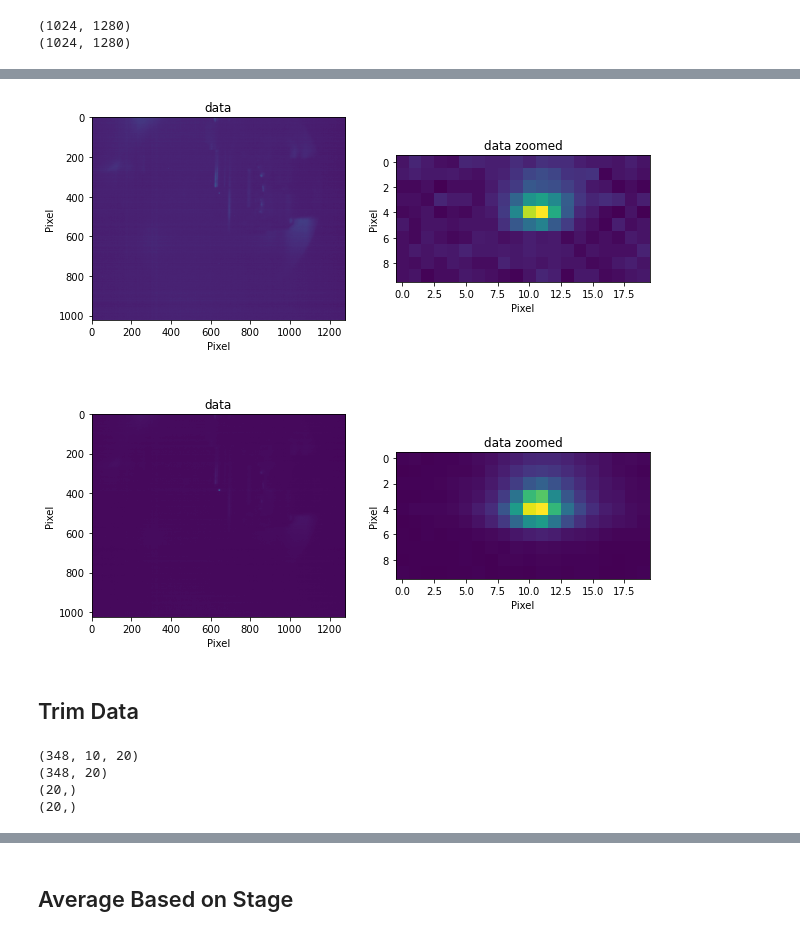
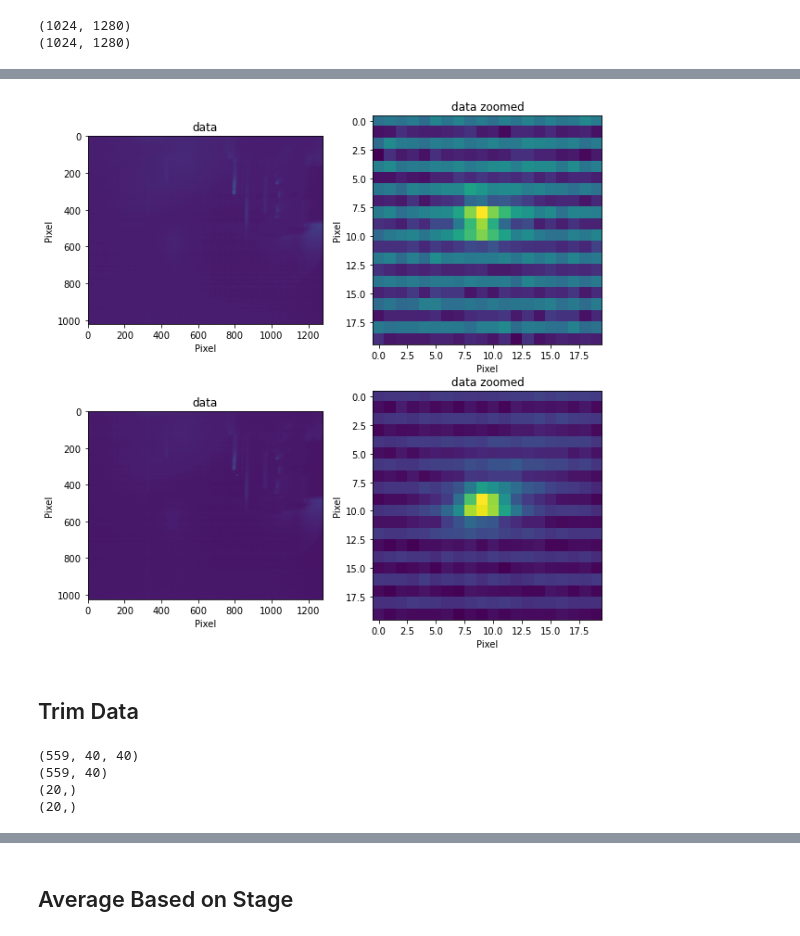
Before and after one commit to lheald2/gued, a Jupyter notebook: Fluorescence_Data.ipynb, the cells around one changed output, grey strips where cells are left out. Drawn from its saved outputs; the diff is of its cells as text; code cells hidden in the pictures.

```diff
--- a/Fluorescence_Data.ipynb
+++ b/Fluorescence_Data.ipynb
@@ -79,6 +161,6 @@ data, stage_pos, file_names = get_image_details(files)
 # %%
-ir_path = '/home/centurion/lheald2/GUED_Analysis/GUED_Analysis/data_files/Fluorescence_Data/ir alone/*.tif'
-uv_path = '/home/centurion/lheald2/GUED_Analysis/GUED_Analysis/data_files/Fluorescence_Data/uv alone/*.tif'
+ir_path = '/home/centurion/lheald2/GUED_Analysis/GUED_Analysis/data_files/Fluorescence_Data/01112024/ir_only/40d/*.tif'
+uv_path = '/home/centurion/lheald2/GUED_Analysis/GUED_Analysis/data_files/Fluorescence_Data/01112024/uv_only/50d/*.tif'
 
 # ir_path = '/home/centurion/lheald2/01102024/fluorescence/ir_only/*.tif'
 # uv_path = '/home/centurion/lheald2/01102024/fluorescence/uv_only/*.tif'
@@ -120,39 +203,39 @@ plt.show()
 # %%
 #345:355, 800:825
 
 plt.figure(figsize=(10,10))
 plt.subplot(2,2,1)
 plt.imshow(ir_data)
 plt.xlabel('Pixel');
 plt.ylabel('Pixel');
 plt.title('data')
 
 plt.subplot(2,2,2)
-plt.imshow(ir_data[380:390, 630:650]);
+plt.imshow(ir_data[340:360, 800:820]);
 plt.xlabel('Pixel');
 plt.ylabel('Pixel');
 plt.title('data zoomed')
 
 plt.subplot(2,2,3)
 plt.imshow(uv_data)
 plt.xlabel('Pixel');
 plt.ylabel('Pixel');
 plt.title('data')
 
 plt.subplot(2,2,4)
-plt.imshow(uv_data[380:390, 630:650]);
+plt.imshow(uv_data[340:360, 800:820]);
 plt.xlabel('Pixel');
 plt.ylabel('Pixel');
 plt.title('data zoomed')
 plt.show()
 # %% [output]
-[figure, old version]
+[figure, new version]
 # %% [markdown]
 ## Trim Data
 # %%
-zoomed_data = data[:, 380:390, 630:650]
-zoomed_ir = ir_data[380:390, 630:650]
-zoomed_uv = uv_data[380:390, 630:650]
+zoomed_data = data[:, 470:510, 310:350]
+zoomed_ir = ir_data[340:360, 800:820]
+zoomed_uv = uv_data[340:360, 800:820]
 
 print(zoomed_data.shape)
 lineout = np.mean(zoomed_data, axis = 1)
@@ -170,8 +253,8 @@ for image in lineout:
 
 corrected_lineout = np.array(corrected_lineout)
 # %% [output]
-(348, 10, 20)
-(348, 20)
+(559, 40, 40)
+(559, 40)
 (20,)
 (20,)
 # %%
```
Also changed, not shown: parts of 12 cells of this notebook, 6 other files.
